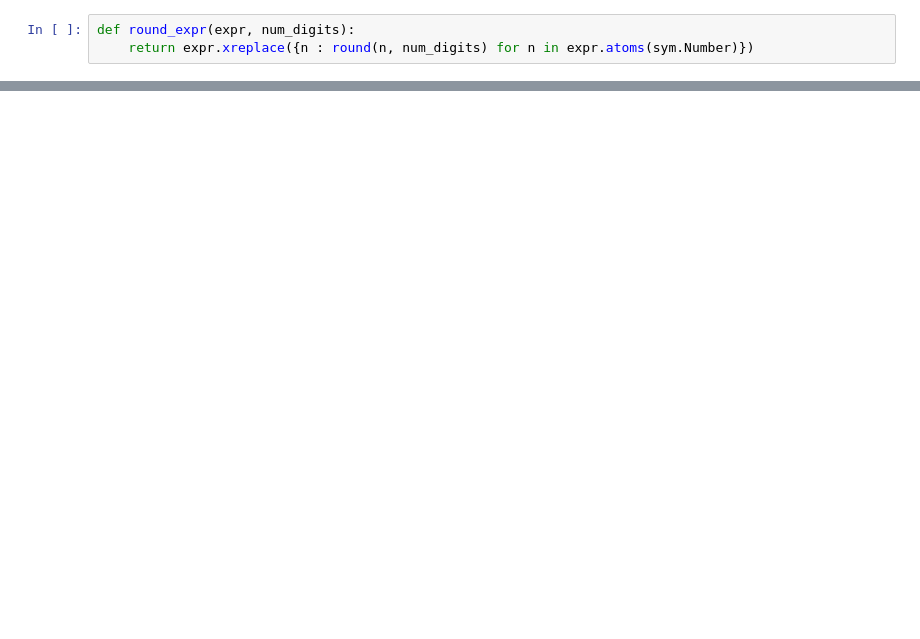
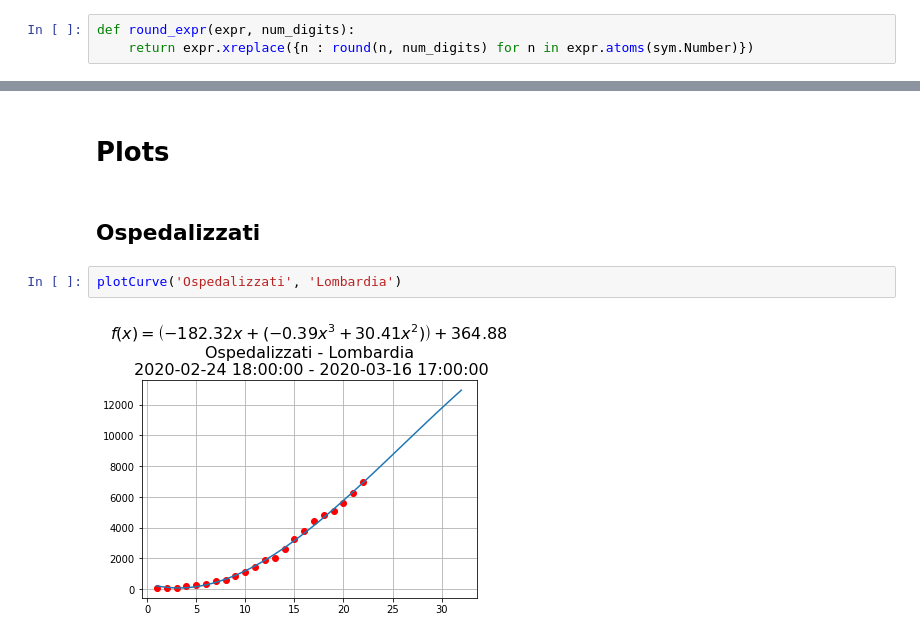
Before and after one commit to trianam/covidFit, a Jupyter notebook: fit.ipynb, the cells around one changed output, grey strips where cells are left out. Drawn from its saved outputs; the diff is of its cells as text; blank space fills up the shorter version.

```diff
--- a/fit.ipynb
+++ b/fit.ipynb
@@ -49,0 +72,8 @@ def plotCurve(key):
+# %% [markdown]
+# Plots
+# %% [markdown]
+## Ospedalizzati
+# %%
+plotCurve('Ospedalizzati', 'Lombardia')
+# %% [output]
+[figure, added]
```
Also changed, not shown: parts of 17 cells of this notebook.
